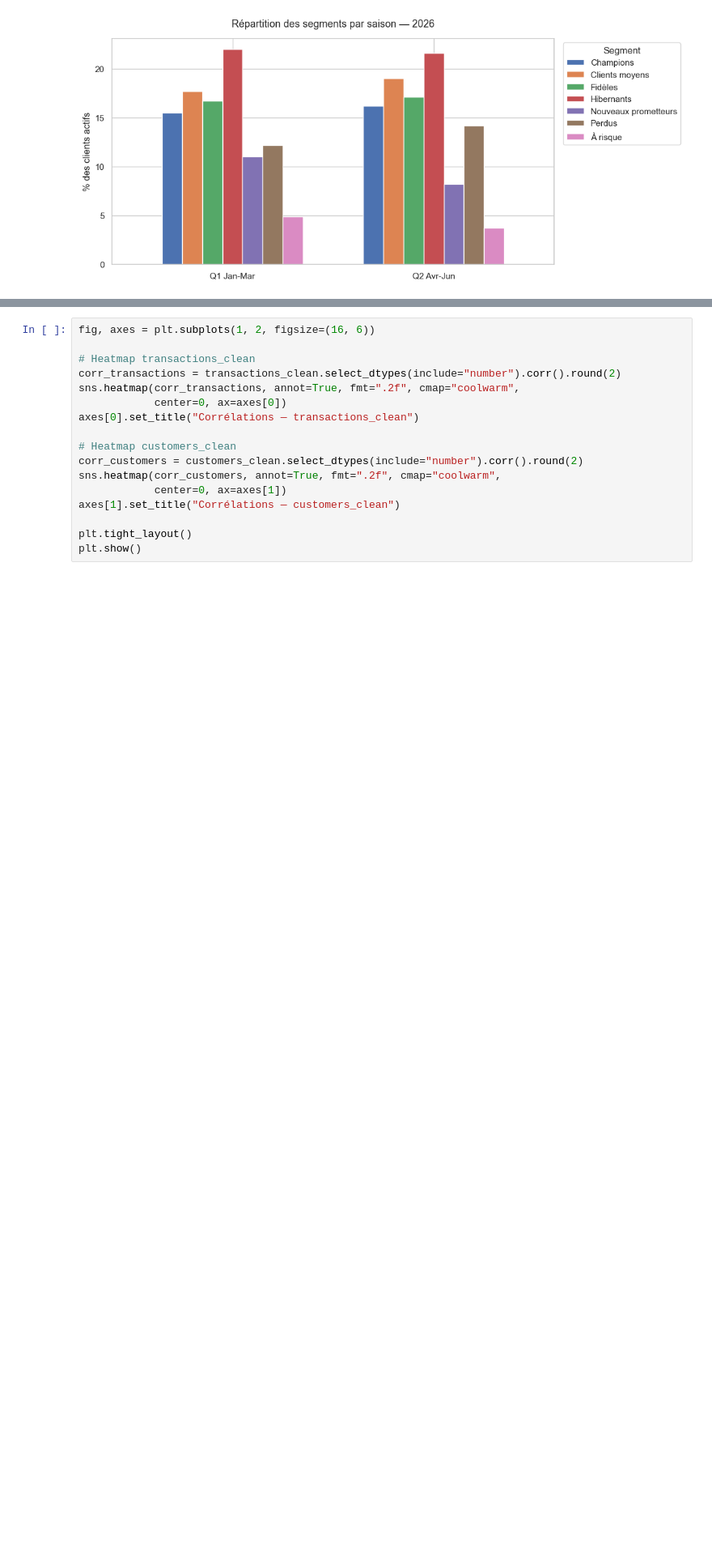
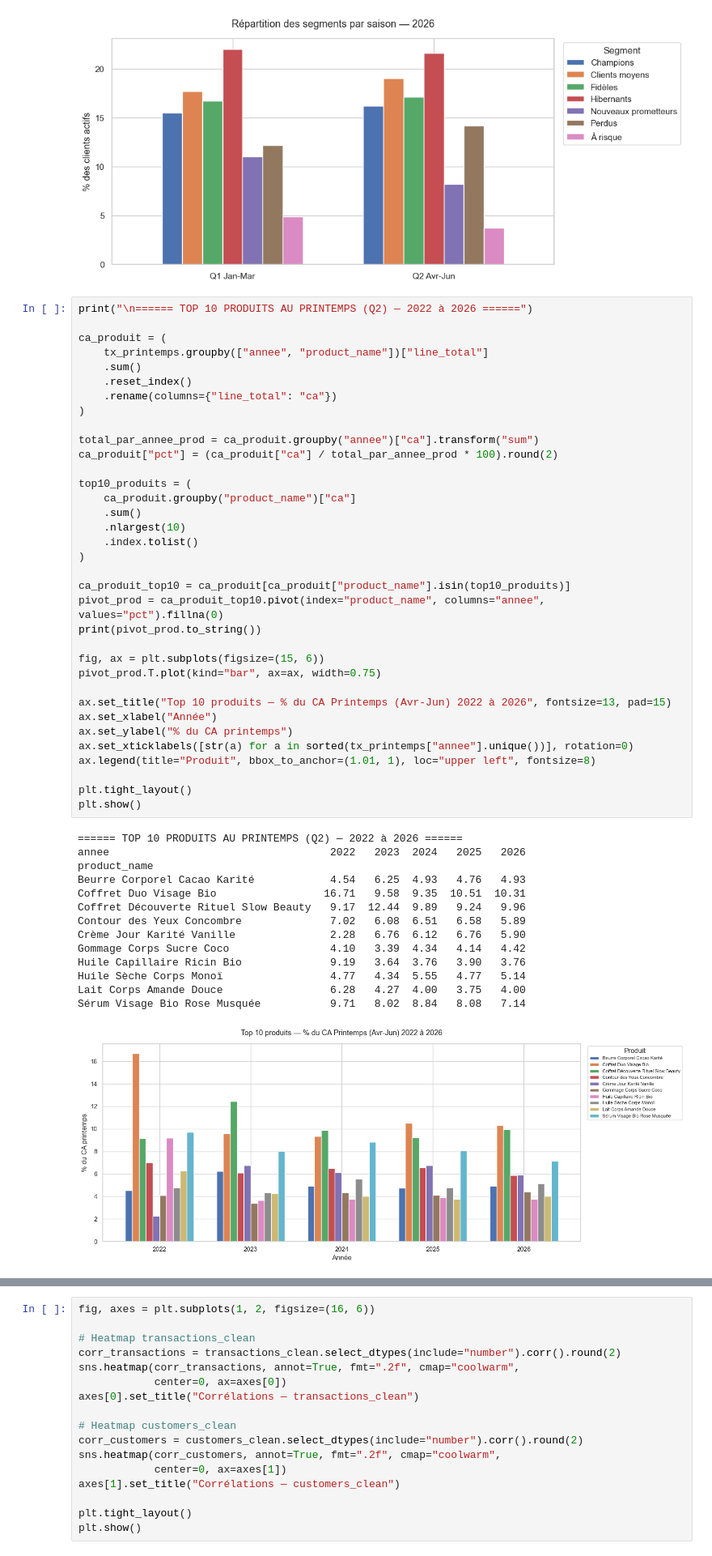
Before and after one commit to Msegura4/lumina_and_co_data_marketing, a Jupyter notebook: notebook_TP2_segmentation_RFM_et_lumina_and_co.ipynb, the cells around one changed output, grey strips where cells are left out. Shown at 81% size. Cells and saved outputs as stored; diff of their text form; blank space fills up the shorter version.

```diff
--- a/notebook_TP2_segmentation_RFM_et_lumina_and_co.ipynb
+++ b/notebook_TP2_segmentation_RFM_et_lumina_and_co.ipynb
@@ -344,3 +344,53 @@ Nouveaux prometteurs        11.0         8.2
 Perdus                      12.2        14.2
 À risque                     4.9         3.7
 [figure]
+# %%
+print("\n====== TOP 10 PRODUITS AU PRINTEMPS (Q2) — 2022 à 2026 ======")
+
+ca_produit = (
+    tx_printemps.groupby(["annee", "product_name"])["line_total"]
+    .sum()
+    .reset_index()
+    .rename(columns={"line_total": "ca"})
+)
+
+total_par_annee_prod = ca_produit.groupby("annee")["ca"].transform("sum")
+ca_produit["pct"] = (ca_produit["ca"] / total_par_annee_prod * 100).round(2)
+
+top10_produits = (
+    ca_produit.groupby("product_name")["ca"]
+    .sum()
+    .nlargest(10)
+    .index.tolist()
+)
+
+ca_produit_top10 = ca_produit[ca_produit["product_name"].isin(top10_produits)]
+pivot_prod = ca_produit_top10.pivot(index="product_name", columns="annee", values="pct").fillna(0)
+print(pivot_prod.to_string())
+
+fig, ax = plt.subplots(figsize=(15, 6))
+pivot_prod.T.plot(kind="bar", ax=ax, width=0.75)
+
+ax.set_title("Top 10 produits — % du CA Printemps (Avr-Jun) 2022 à 2026", fontsize=13, pad=15)
+ax.set_xlabel("Année")
+ax.set_ylabel("% du CA printemps")
+ax.set_xticklabels([str(a) for a in sorted(tx_printemps["annee"].unique())], rotation=0)
+ax.legend(title="Produit", bbox_to_anchor=(1.01, 1), loc="upper left", fontsize=8)
+
+plt.tight_layout()
+plt.show()
+# %% [output]
+====== TOP 10 PRODUITS AU PRINTEMPS (Q2) — 2022 à 2026 ======
+annee                                   2022   2023  2024   2025   2026
+product_name
+Beurre Corporel Cacao Karité            4.54   6.25  4.93   4.76   4.93
+Coffret Duo Visage Bio                 16.71   9.58  9.35  10.51  10.31
+Coffret Découverte Rituel Slow Beauty   9.17  12.44  9.89   9.24   9.96
+Contour des Yeux Concombre              7.02   6.08  6.51   6.58   5.89
+Crème Jour Karité Vanille               2.28   6.76  6.12   6.76   5.90
+Gommage Corps Sucre Coco                4.10   3.39  4.34   4.14   4.42
+Huile Capillaire Ricin Bio              9.19   3.64  3.76   3.90   3.76
+Huile Sèche Corps Monoï                 4.77   4.34  5.55   4.77   5.14
+Lait Corps Amande Douce                 6.28   4.27  4.00   3.75   4.00
+Sérum Visage Bio Rose Musquée           9.71   8.02  8.84   8.08   7.14
+[figure, added]
```
Also changed, not shown: parts of 8 cells of this notebook.
